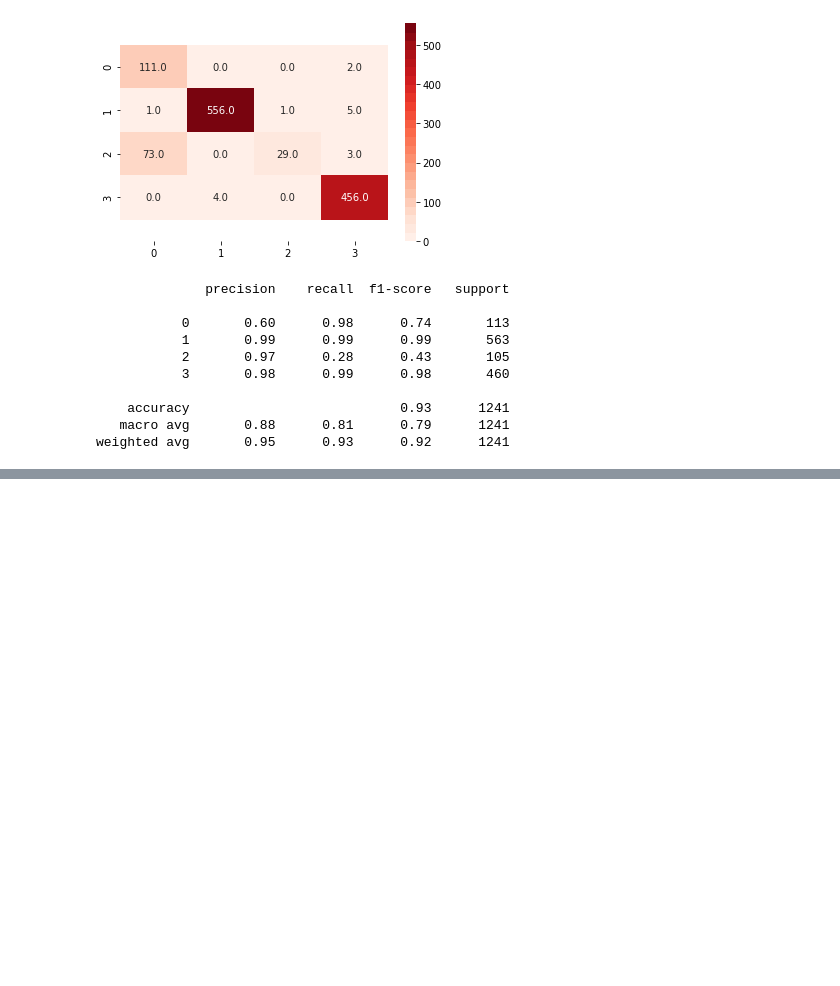
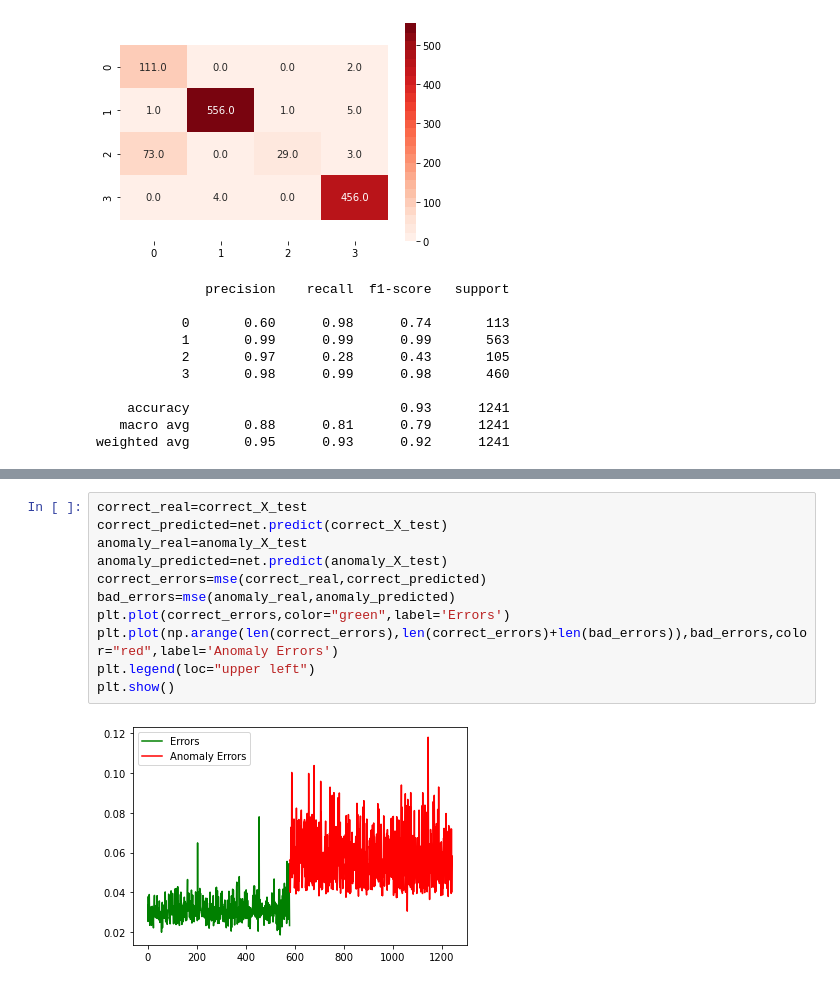
Before and after one commit to Elmaravilla7/ProjML, a Jupyter notebook: Untitled.ipynb, the cells around one changed output, grey strips where cells are left out. Cells and saved outputs as stored; diff of their text form; blank space fills up the shorter version.

```diff
--- a/Untitled.ipynb
+++ b/Untitled.ipynb
@@ -281,0 +378,13 @@ weighted avg       0.95      0.93      0.92      1241
+# %%
+correct_real=correct_X_test
+correct_predicted=net.predict(correct_X_test)
+anomaly_real=anomaly_X_test
+anomaly_predicted=net.predict(anomaly_X_test)
+correct_errors=mse(correct_real,correct_predicted)
+bad_errors=mse(anomaly_real,anomaly_predicted)
+plt.plot(correct_errors,color="green",label='Errors')
+plt.plot(np.arange(len(correct_errors),len(correct_errors)+len(bad_errors)),bad_errors,color="red",label='Anomaly Errors')
+plt.legend(loc="upper left")
+plt.show()
+# %% [output]
+[figure, added]
```
Also changed, not shown: parts of 11 cells of this notebook.
